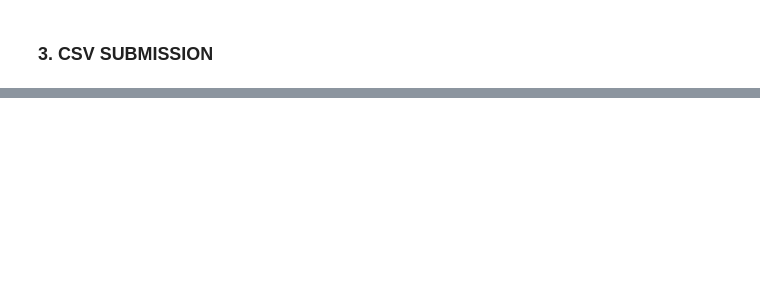
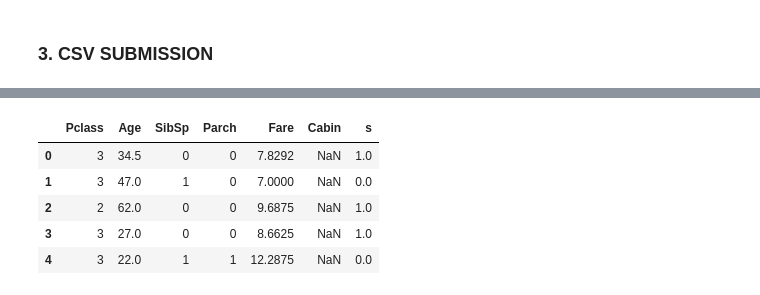
Before and after one commit to aman190202/Titanic, a Jupyter notebook: Final_Notebook copy.ipynb, the cells around one changed output, grey strips where cells are left out. Drawn from its saved outputs; the diff is of its cells as text; code cells hidden in the pictures; blank space fills up the shorter version.

```diff
--- a/Final_Notebook copy.ipynb
+++ b/Final_Notebook copy.ipynb
@@ -107,14 +150,22 @@ test.head()
 # %%
 test=pd.read_csv("data/test.csv")
 test_id=test["PassengerId"]
 test.loc[test['Sex'] =='male','s'] = 1
 test.loc[test['Sex'] =='female','s'] = 0
 cabin=test[['Cabin']]
 from sklearn.preprocessing import OrdinalEncoder
 ordinal_encoder=OrdinalEncoder()
 cabin_encoded=ordinal_encoder.fit_transform(cabin)
+test[['Cabin']]=cabin_encoded
 test=test.drop(['Name','Ticket','Embarked','Sex','PassengerId'],axis=1)
 test.head()
+# %% [output]
+|  | Pclass | Age | SibSp | Parch | Fare | Cabin | s |
+| 0 | 3 | 34.5 | 0 | 0 | 7.8292 | NaN | 1.0 |
+| 1 | 3 | 47.0 | 1 | 0 | 7.0000 | NaN | 0.0 |
+| 2 | 2 | 62.0 | 0 | 0 | 9.6875 | NaN | 1.0 |
+| 3 | 3 | 27.0 | 0 | 0 | 8.6625 | NaN | 1.0 |
+| 4 | 3 | 22.0 | 1 | 1 | 12.2875 | NaN | 0.0 |
 # %%
 test.to_numpy()
 test=np.nan_to_num(test)
```
Also changed, not shown: parts of 9 cells of this notebook, 3 other files.
